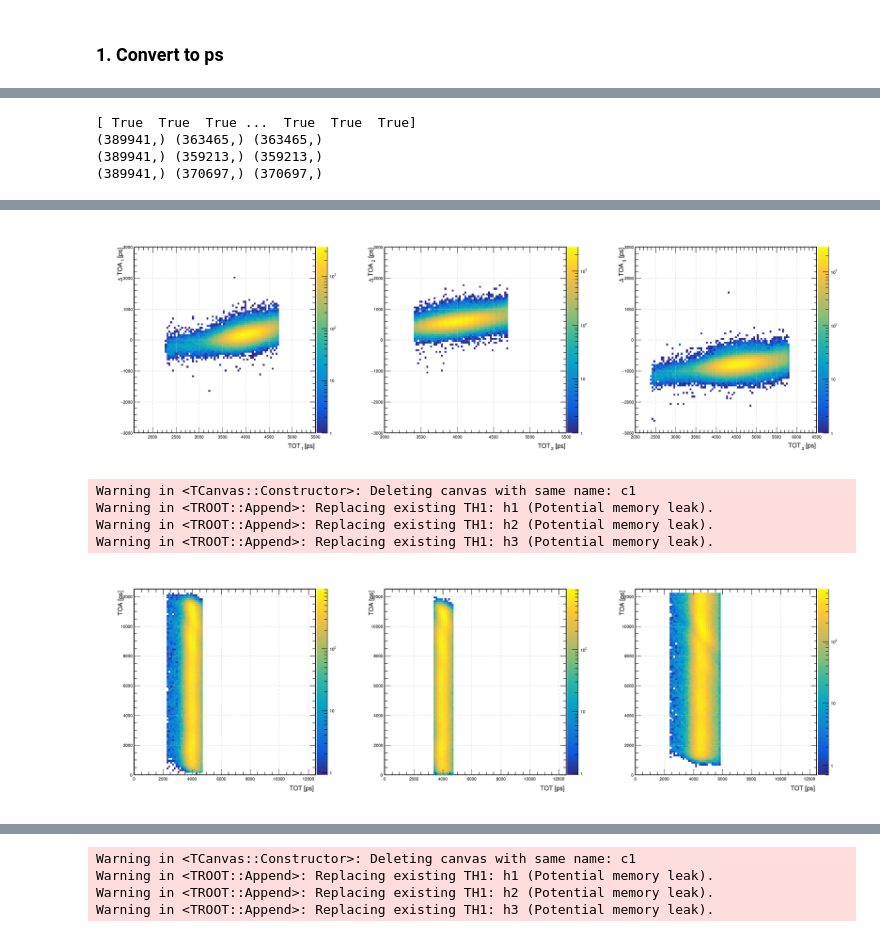
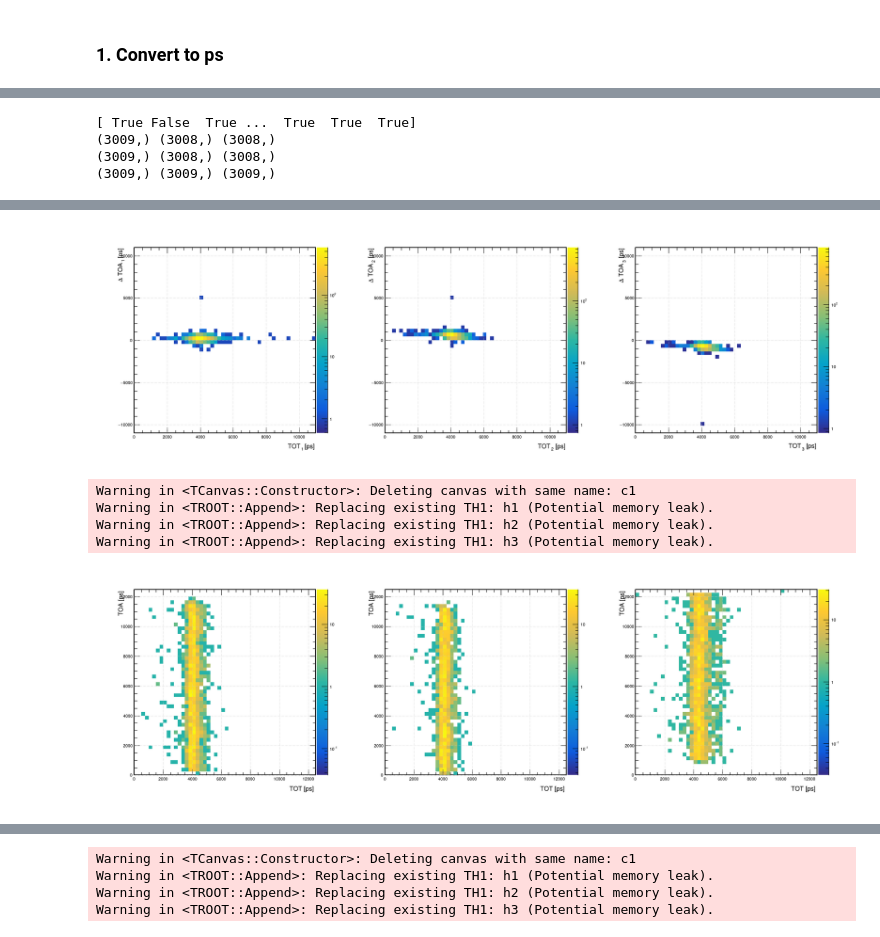
Before and after one commit to 24LopezR/ETLAnalysis, a Jupyter notebook: DESYJun24/MAIN.ipynb, the cells around one changed output, grey strips where cells are left out. Cells and saved outputs as stored; diff of their text form; code cells hidden in the pictures.

```diff
--- a/DESYJun24/MAIN.ipynb
+++ b/DESYJun24/MAIN.ipynb
@@ -195,5 +160,6 @@ Elapsed time: 56.679 s
 # %% [markdown]
 ### 1. Convert to ps
 # %%
+tracks_df = df
 tracks_df['toa_ps'] = 1000*(12.5-tracks_df['toa']*3.125/tracks_df['acal'])
 tracks_df['tot_ps'] = 1000*((2.*tracks_df['tot']-np.floor(tracks_df['tot']/32.))*3.125/tracks_df['acal'])
@@ -199,0 +193,5 @@ tracks_df['tot_ps'] = 1000*((2.*tracks_df['tot']-np.floor(tracks_df['tot']/32.))
+# %%
+BOA = 3
+COL = 11
+ROW = 9
+tracks_df = tracks_df.groupby('evt').filter(lambda x: len(x)==4 and list(x['col'])[BOA]==COL and list(x['row'])[BOA]==ROW)
@@ -209,7 +224,7 @@ def plotMulti1D(c, hists, names, colors):
         l.AddEntry(h, names[i],"L")
     return c, l
 # %%
-NBINS = 200
+NBINS = 50
 
 colors = [R.kBlack,
           R.TColor.GetColor("#44AF69"),
@@ -293,26 +310,26 @@ tot_uppercut = []
 toa = [toa1,toa2,toa3]
 toa_uppercut = []
 for i in range(3):
-    deltaTOA_uppercut.append(deltaTOA[i][(deltaTOA[i]<2000)*cuttoa[i]])
-    tot_uppercut.append(tot[i][(deltaTOA[i]<2000)*cuttoa[i]])
-    toa_uppercut.append(toa[i][(deltaTOA[i]<2000)*cuttoa[i]])
+    deltaTOA_uppercut.append(deltaTOA[i][(deltaTOA[i]<2000)])
+    tot_uppercut.append(tot[i][(deltaTOA[i]<2000)])
+    toa_uppercut.append(toa[i][(deltaTOA[i]<2000)])
     print(np.shape(deltaTOA[i]),np.shape(deltaTOA_uppercut[i]),np.shape(tot_uppercut[i]))
 # %% [output]
-[ True  True  True ...  True  True  True]
-(389941,) (363465,) (363465,)
-(389941,) (359213,) (359213,)
-(389941,) (370697,) (370697,)
+[ True False  True ...  True  True  True]
+(3009,) (3008,) (3008,)
+(3009,) (3008,) (3008,)
+(3009,) (3009,) (3009,)
 # %%
 c1 = R.TCanvas("c1", "#Delta TOA", 1800, 600)  # Width = 1200, Height = 400
 c1.Divide(3, 1)
 
-h1 = R.TH2F("h1",";TOT_{1} [ps];#Delta TOA_{1} [ps]",100,1600,5500.,100,-3000,3000)
-h2 = R.TH2F("h2",";TOT_{2} [ps];#Delta TOA_{2} [ps]",100,3000,5500.,100,-3000,3000)
-h3 = R.TH2F("h3",";TOT_{3} [ps];#Delta TOA_{3} [ps]",100,2000,6500.,100,-3000,3000)
+h1 = R.TH2F("h1",";TOT_{1} [ps];#Delta TOA_{1} [ps]",50,0,11000.,50,-11000,11000)
+h2 = R.TH2F("h2",";TOT_{2} [ps];#Delta TOA_{2} [ps]",50,0,11000.,50,-11000,11000)
+h3 = R.TH2F("h3",";TOT_{3} [ps];#Delta TOA_{3} [ps]",50,0,11000.,50,-11000,11000)
 h = [h1,h2,h3]
 for j in range(3):
     for i in tqdm(range(len(tot_uppercut[j]))):
-        h[j].Fill(tot_uppercut[j][i],deltaTOA_uppercut[j][i])
+        h[j].Fill(tot[j][i],deltaTOA[j][i])
 c1.GetPad(1).SetLogz()
 c1.GetPad(2).SetLogz()
 c1.GetPad(3).SetLogz()
@@ -328,11 +348,11 @@ Warning in <TCanvas::Constructor>: Deleting canvas with same name: c1
-[figure, old version]
+[figure, new version]
 # %%
 c1 = R.TCanvas("c1", "#Delta TOA", 1800, 600)  # Width = 1200, Height = 400
 c1.Divide(3, 1)
 
-h1 = R.TH2F("h1",";TOT [ps];TOA [ps]",100,0,12500.,100,0.,12500)
-h2 = R.TH2F("h2",";TOT [ps];TOA [ps]",100,0,12500.,100,0.,12500)
-h3 = R.TH2F("h3",";TOT [ps];TOA [ps]",100,0,12500.,100,0.,12500)
+h1 = R.TH2F("h1",";TOT [ps];TOA [ps]",50,0,12500.,50,0.,12500)
+h2 = R.TH2F("h2",";TOT [ps];TOA [ps]",50,0,12500.,50,0.,12500)
+h3 = R.TH2F("h3",";TOT [ps];TOA [ps]",50,0,12500.,50,0.,12500)
 h = [h1,h2,h3]
 for j in range(3):
     for i in tqdm(range(len(tot_uppercut[j]))):
@@ -352,7 +372,7 @@ Warning in <TCanvas::Constructor>: Deleting canvas with same name: c1
 Warning in <TROOT::Append>: Replacing existing TH1: h1 (Potential memory leak).
 Warning in <TROOT::Append>: Replacing existing TH1: h2 (Potential memory leak).
 Warning in <TROOT::Append>: Replacing existing TH1: h3 (Potential memory leak).
-[figure, old version]
+[figure, new version]
 # %%
 colorp = [R.TColor.GetColor("#44AF69"),
           R.TColor.GetColor("#F8333C"),
```
Also changed, not shown: parts of 27 cells of this notebook, 1 other file.
